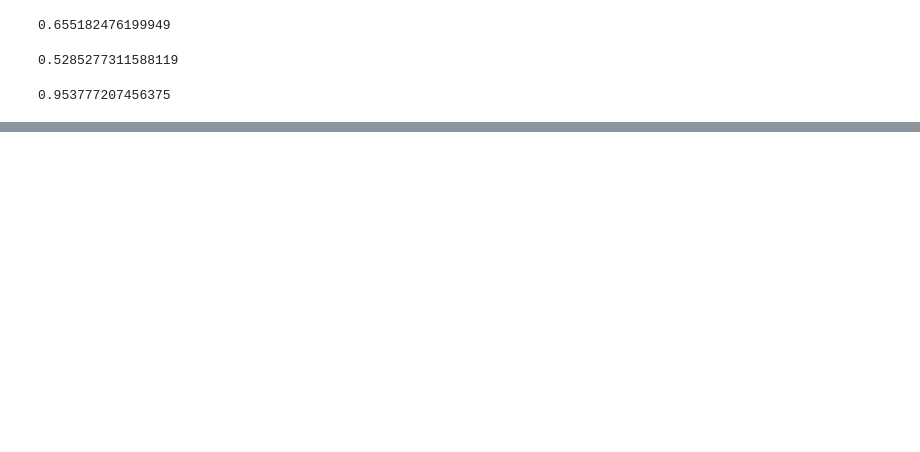
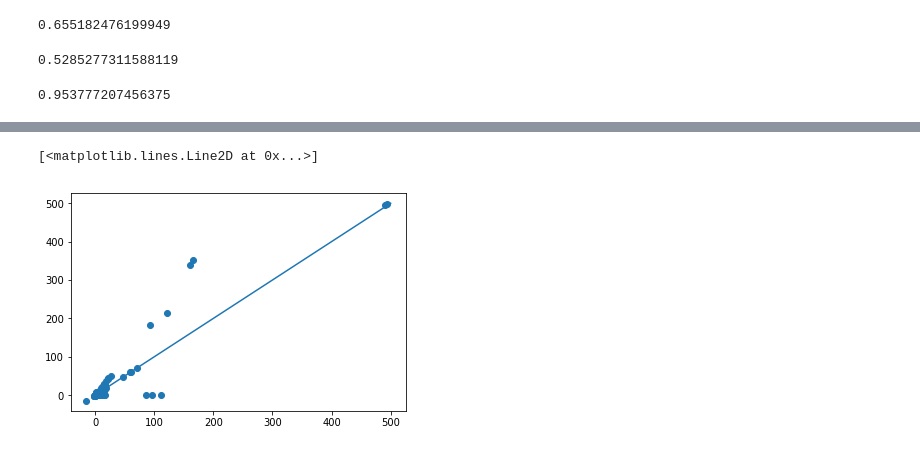
Before and after one commit to dansimancas/kipoi-cadd, a Jupyter notebook: src/02_retrain_cadd_v1.4/04_Debug_training.ipynb, the cells around one changed output, grey strips where cells are left out. Saved outputs shown, nothing was run; the diff lists cells and outputs as text; code cells hidden in the pictures; blank space fills up the shorter version.

```diff
--- a/src/02_retrain_cadd_v1.4/04_Debug_training.ipynb
+++ b/src/02_retrain_cadd_v1.4/04_Debug_training.ipynb
@@ -203,0 +230,11 @@ myscaledmodel.score(X_scaled, y)
+# %%
+from sklearn.preprocessing import StandardScaler
+from sklearn.externals import joblib
+from kipoi_cadd.data import CaddSparseDataset
+
+scaler_kipoicadd_file = "/s/project/kipoi-cadd/data/models/KipoiCadd-GRCh37.scaler"
+scaler_kipoicadd_train_file = "/s/project/kipoi-cadd/data/models/KipoiCadd_train-GRCh37.scaler"
+train_npz_file = "/s/project/kipoi-cadd/data/raw/v1.4/training_data/GRCh37/sparse_matrices/train.npz"
+train_id_file = "/s/project/kipoi-cadd/data/raw/v1.4/training_data/GRCh37/variant_ids/train.pkl"
+all_npz_file = "/s/project/kipoi-cadd/data/raw/v1.4/training_data/GRCh37/sparse_matrices/all.npz"
+all_id_file = "/s/project/kipoi-cadd/data/raw/v1.4/training_data/GRCh37/variant_ids/all.pkl"
@@ -203,0 +259,2 @@ myscaledmodel.score(X_scaled, y)
+# %%
+scaler_kipoicadd = joblib.load(scaler_kipoicadd_file)
@@ -203,0 +269,8 @@ myscaledmodel.score(X_scaled, y)
+# %%
+import matplotlib.pyplot as plt
+plt.scatter(scaler_kipoicadd.mean_, scaler_cadd.mean_);
+# plt.scatter(range(scaler_kipoicadd.mean_.shape[0]), scaler_kipoicadd.mean_);
+plt.plot([0, 500], [0, 500])
+# %% [output]
+[<matplotlib.lines.Line2D at 0x...>]
+[figure, added]
```
Also changed, not shown: parts of 16 cells of this notebook, 9 other files.
